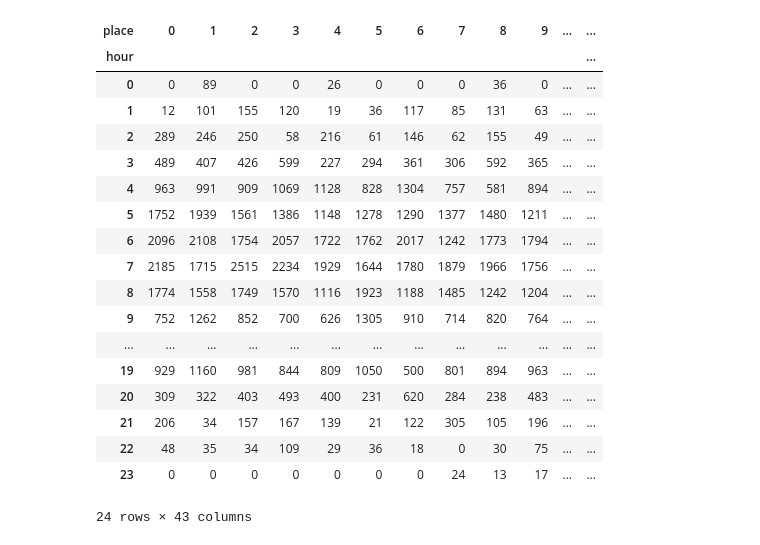
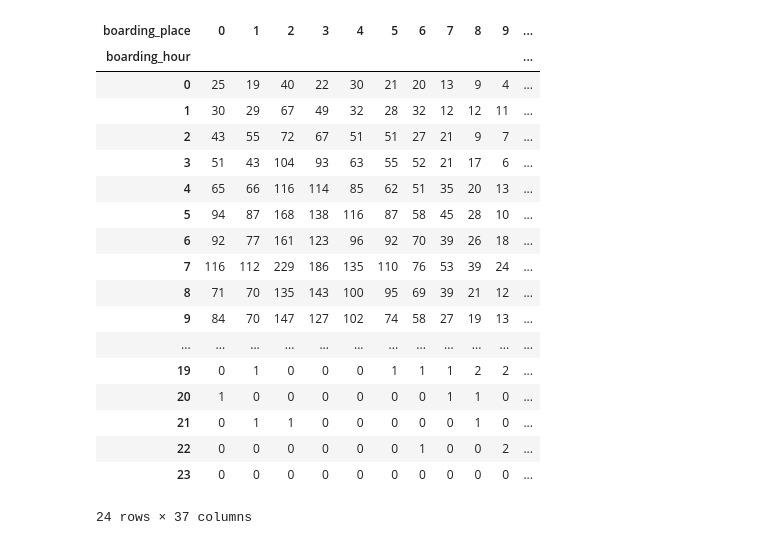
Before and after one commit to JLGAfrica/Python_Projects, a Jupyter notebook: Samples/1_Efficient_Transportation.ipynb, the cells around one changed output. Cells and saved outputs as stored; diff of their text form; code cells hidden in the pictures.

```diff
--- a/Samples/1_Efficient_Transportation.ipynb
+++ b/Samples/1_Efficient_Transportation.ipynb
@@ -81,35 +99,32 @@ df
 # %%
-# Assuming that the information sheet above is what we will work with
+# Cleaning up the data by sorting by boarding_time
+df = df.sort_values('boarding_time')
+df = df.reset_index()
+df = df.drop('index', axis = 1)
 
 # We do not need the exact time a passenger boards, just the hours
-df['hour'] = df['time'].apply(lambda x: x.hour)
+df['boarding_hour'] = df['boarding_time'].apply(lambda x: x.hour)
 
-# Calculate how much we earn per segment of kilometer per hour
-df_gross = df.groupby(['place', 'hour'])['payment'].sum()
-
-df_gross = df_gross.reset_index()
+# Calculate how many passengers we get per kilometer-hour
+passenger_distribution = df.pivot_table(index="boarding_hour", columns="boarding_place", aggfunc = 'size', fill_value=0)
+passenger_distribution
+# %% [output]
+| boarding_place | 0 | 1 | 2 | 3 | 4 | 5 | 6 | 7 | 8 | 9 | ... |
+| boarding_hour |  |  |  |  |  |  |  |  |  |  | ... |
+| 0 | 25 | 19 | 40 | 22 | 30 | 21 | 20 | 13 | 9 | 4 | ... |
+| 1 | 30 | 29 | 67 | 49 | 32 | 28 | 32 | 12 | 12 | 11 | ... |
+| 2 | 43 | 55 | 72 | 67 | 51 | 51 | 27 | 21 | 9 | 7 | ... |
+| 3 | 51 | 43 | 104 | 93 | 63 | 55 | 52 | 21 | 17 | 6 | ... |
+| 4 | 65 | 66 | 116 | 114 | 85 | 62 | 51 | 35 | 20 | 13 | ... |
+| 5 | 94 | 87 | 168 | 138 | 116 | 87 | 58 | 45 | 28 | 10 | ... |
+| 6 | 92 | 77 | 161 | 123 | 96 | 92 | 70 | 39 | 26 | 18 | ... |
+| 7 | 116 | 112 | 229 | 186 | 135 | 110 | 76 | 53 | 39 | 24 | ... |
+| 8 | 71 | 70 | 135 | 143 | 100 | 95 | 69 | 39 | 21 | 12 | ... |
+| 9 | 84 | 70 | 147 | 127 | 102 | 74 | 58 | 27 | 19 | 13 | ... |
+| ... | ... | ... | ... | ... | ... | ... | ... | ... | ... | ... | ... |
+| 19 | 0 | 1 | 0 | 0 | 0 | 1 | 1 | 1 | 2 | 2 | ... |
+| 20 | 1 | 0 | 0 | 0 | 0 | 0 | 0 | 1 | 1 | 0 | ... |
+| 21 | 0 | 1 | 1 | 0 | 0 | 0 | 0 | 0 | 1 | 0 | ... |
+| 22 | 0 | 0 | 0 | 0 | 0 | 0 | 1 | 0 | 0 | 2 | ... |
+| 23 | 0 | 0 | 0 | 0 | 0 | 0 | 0 | 0 | 0 | 0 | ... |
+24 rows × 37 columns
-# %%
-# Final cleaning before graphing
-transportation = df.pivot_table(index="hour", columns="place", values="payment", aggfunc = 'sum', fill_value=0)
-
-transportation
-# %% [output]
-| place | 0 | 1 | 2 | 3 | 4 | 5 | 6 | 7 | 8 | 9 | ... | ... |
-| hour |  |  |  |  |  |  |  |  |  |  |  | ... |
-| 0 | 0 | 89 | 0 | 0 | 26 | 0 | 0 | 0 | 36 | 0 | ... | ... |
-| 1 | 12 | 101 | 155 | 120 | 19 | 36 | 117 | 85 | 131 | 63 | ... | ... |
-| 2 | 289 | 246 | 250 | 58 | 216 | 61 | 146 | 62 | 155 | 49 | ... | ... |
-| 3 | 489 | 407 | 426 | 599 | 227 | 294 | 361 | 306 | 592 | 365 | ... | ... |
-| 4 | 963 | 991 | 909 | 1069 | 1128 | 828 | 1304 | 757 | 581 | 894 | ... | ... |
-| 5 | 1752 | 1939 | 1561 | 1386 | 1148 | 1278 | 1290 | 1377 | 1480 | 1211 | ... | ... |
-| 6 | 2096 | 2108 | 1754 | 2057 | 1722 | 1762 | 2017 | 1242 | 1773 | 1794 | ... | ... |
-| 7 | 2185 | 1715 | 2515 | 2234 | 1929 | 1644 | 1780 | 1879 | 1966 | 1756 | ... | ... |
-| 8 | 1774 | 1558 | 1749 | 1570 | 1116 | 1923 | 1188 | 1485 | 1242 | 1204 | ... | ... |
-| 9 | 752 | 1262 | 852 | 700 | 626 | 1305 | 910 | 714 | 820 | 764 | ... | ... |
-| ... | ... | ... | ... | ... | ... | ... | ... | ... | ... | ... | ... | ... |
-| 19 | 929 | 1160 | 981 | 844 | 809 | 1050 | 500 | 801 | 894 | 963 | ... | ... |
-| 20 | 309 | 322 | 403 | 493 | 400 | 231 | 620 | 284 | 238 | 483 | ... | ... |
-| 21 | 206 | 34 | 157 | 167 | 139 | 21 | 122 | 305 | 105 | 196 | ... | ... |
-| 22 | 48 | 35 | 34 | 109 | 29 | 36 | 18 | 0 | 30 | 75 | ... | ... |
-| 23 | 0 | 0 | 0 | 0 | 0 | 0 | 0 | 24 | 13 | 17 | ... | ... |
-24 rows × 43 columns
```
Also changed, not shown: parts of 10 cells of this notebook.
